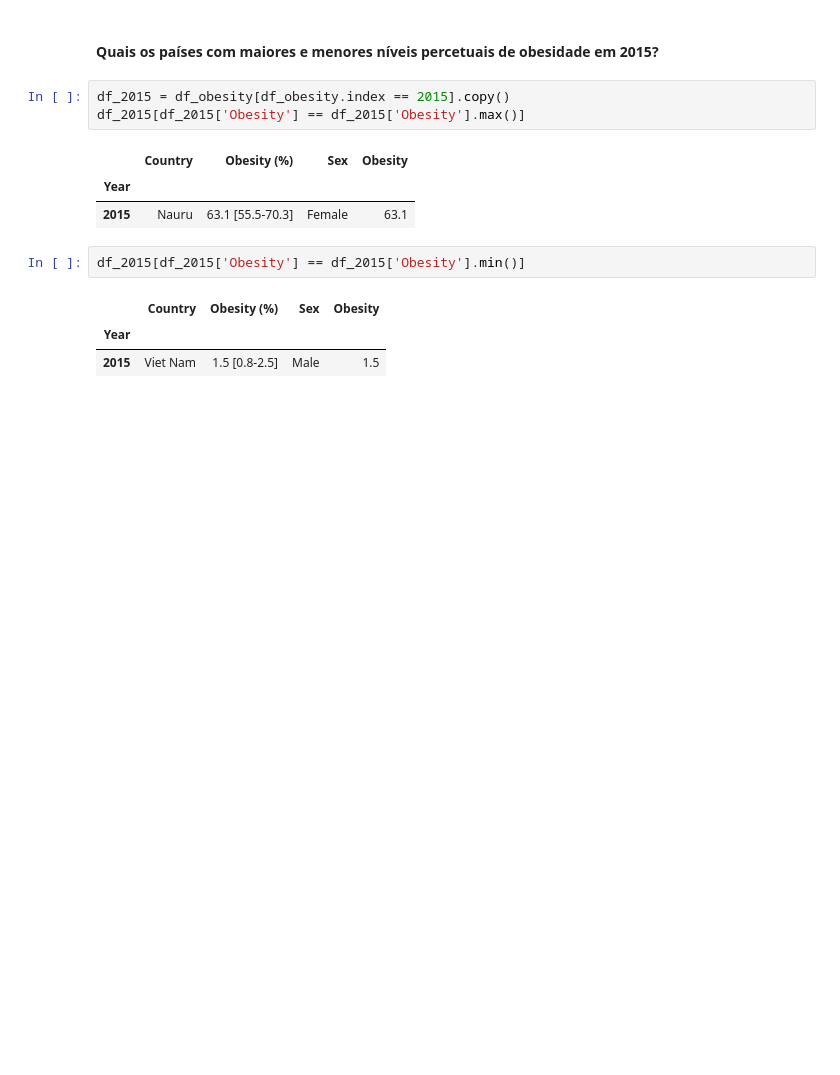
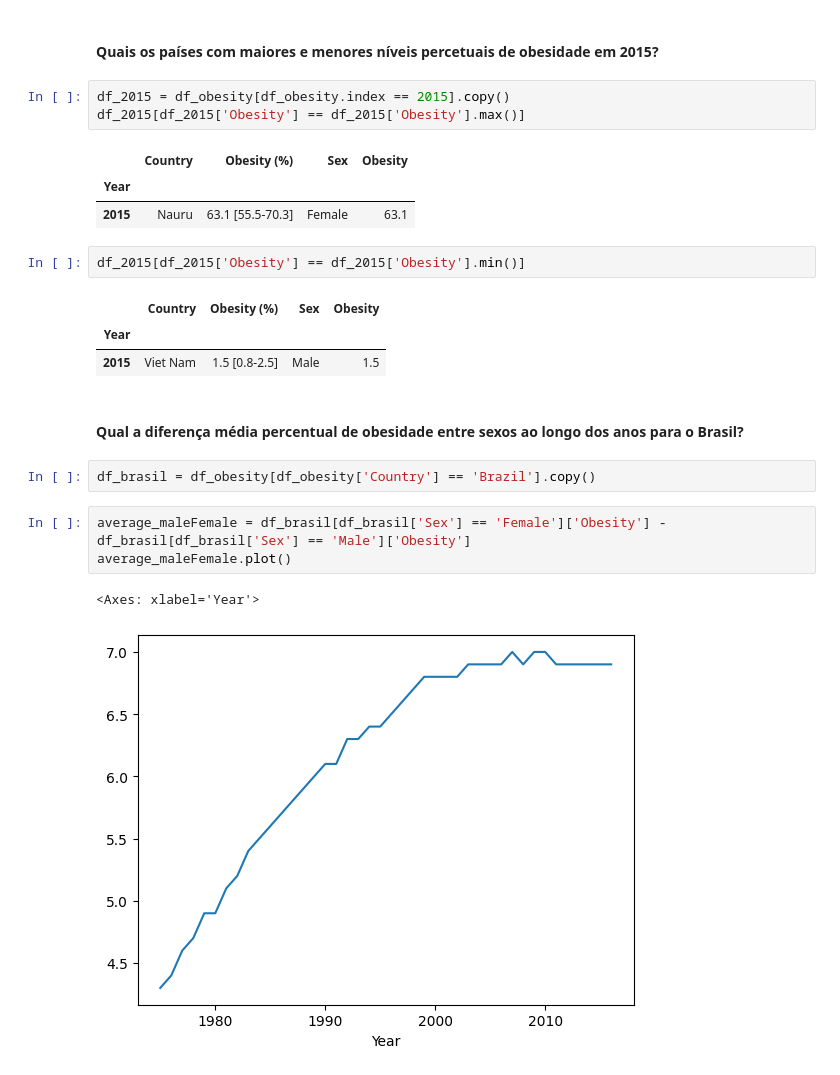
Before and after one commit to tomosantos/data-science, a Jupyter notebook: projects/obesity/obesity.ipynb, the cells around one changed output. Saved outputs shown, nothing was run; the diff lists cells and outputs as text; blank space fills up the shorter version.

```diff
--- a/projects/obesity/obesity.ipynb
+++ b/projects/obesity/obesity.ipynb
@@ -125,3 +110,13 @@ df_2015[df_2015['Obesity'] == df_2015['Obesity'].min()]
 |  | Country | Obesity (%) | Sex | Obesity |
 | Year |  |  |  |  |
 | 2015 | Viet Nam | 1.5 [0.8-2.5] | Male | 1.5 |
+# %% [markdown]
+#### Qual a diferença média percentual de obesidade entre sexos ao longo dos anos para o Brasil?
+# %%
+df_brasil = df_obesity[df_obesity['Country'] == 'Brazil'].copy()
+# %%
+average_maleFemale = df_brasil[df_brasil['Sex'] == 'Female']['Obesity'] - df_brasil[df_brasil['Sex'] == 'Male']['Obesity']
+average_maleFemale.plot()
+# %% [output]
+<Axes: xlabel='Year'>
+[figure, added]
```
Also changed, not shown: parts of 3 cells of this notebook, 2 other files.
